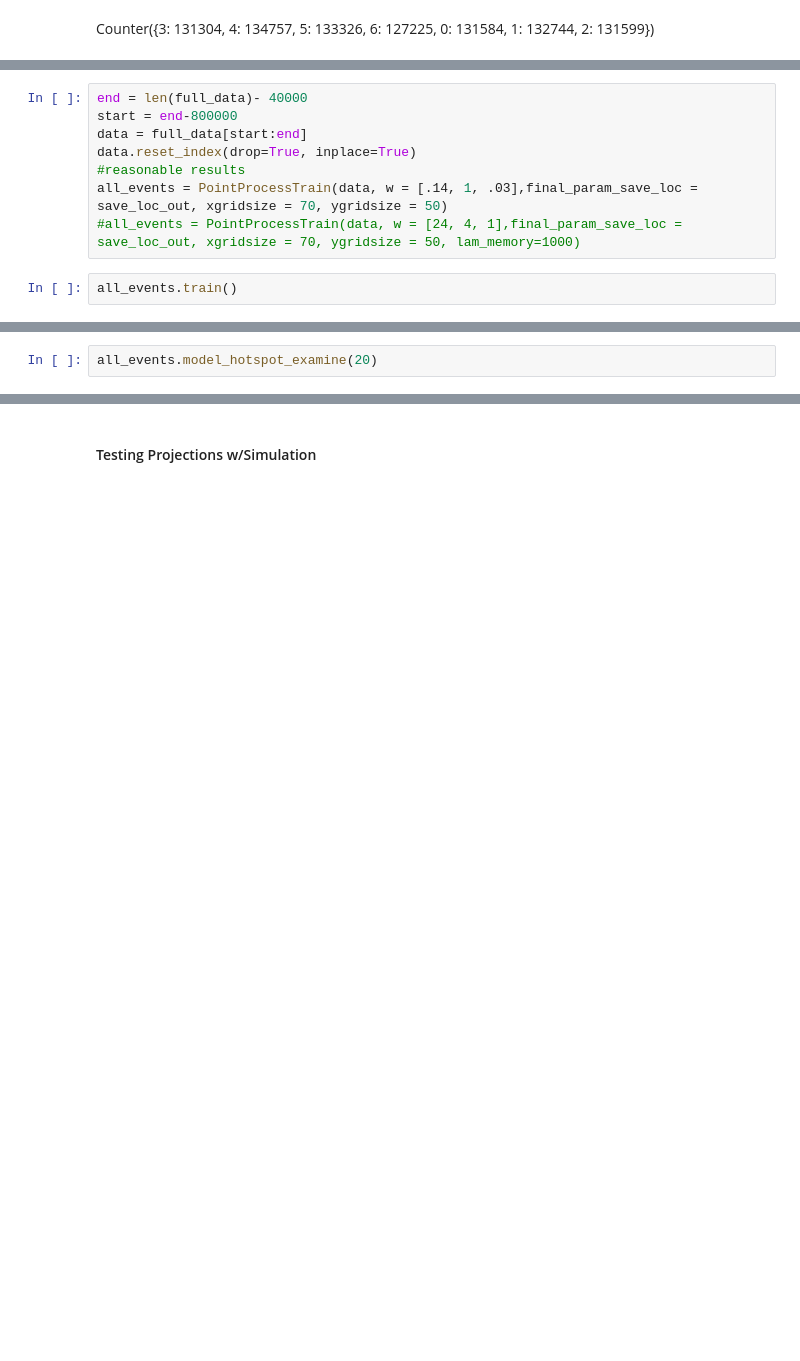
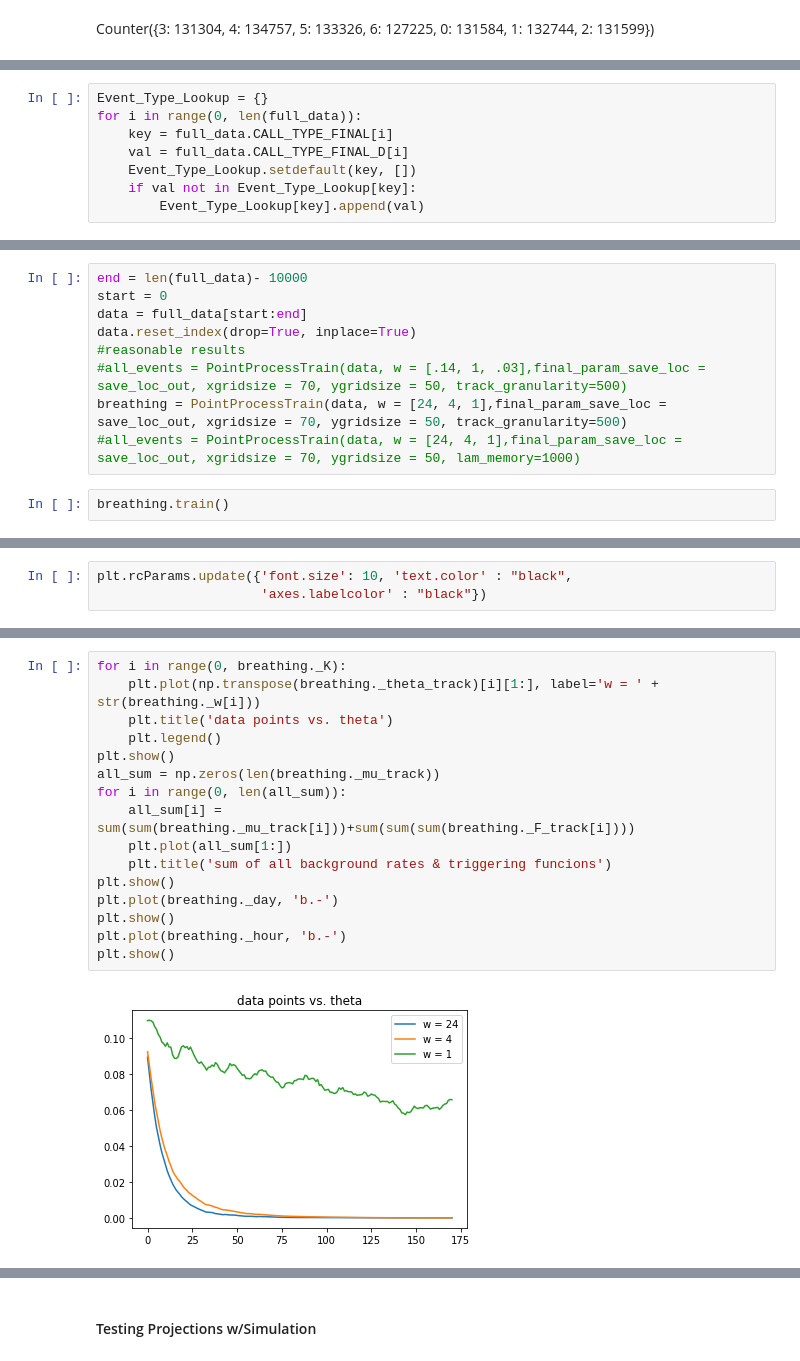
Before and after one commit to rjhosler/IUPUI-REU, a Jupyter notebook: Point Process Training w Class.ipynb, the cells around one changed output, grey strips where cells are left out. Cells and saved outputs as stored; diff of their text form; blank space fills up the shorter version.

```diff
--- a/Point Process Training w Class.ipynb
+++ b/Point Process Training w Class.ipynb
@@ -27,0 +30,8 @@ Counter({3: 131304,
+# %%
+Event_Type_Lookup = {}
+for i in range(0, len(full_data)):
+    key = full_data.CALL_TYPE_FINAL[i]
+    val = full_data.CALL_TYPE_FINAL_D[i]
+    Event_Type_Lookup.setdefault(key, [])
+    if val not in Event_Type_Lookup[key]:
+        Event_Type_Lookup[key].append(val)
@@ -28,11 +61,12 @@ Counter({3: 131304,
 # %%
-end = len(full_data)- 40000
-start = end-800000
+end = len(full_data)- 10000
+start = 0
 data = full_data[start:end]
 data.reset_index(drop=True, inplace=True)
 #reasonable results
-all_events = PointProcessTrain(data, w = [.14, 1, .03],final_param_save_loc = save_loc_out, xgridsize = 70, ygridsize = 50)
+#all_events = PointProcessTrain(data, w = [.14, 1, .03],final_param_save_loc = save_loc_out, xgridsize = 70, ygridsize = 50, track_granularity=500)
+breathing = PointProcessTrain(data, w = [24, 4, 1],final_param_save_loc = save_loc_out, xgridsize = 70, ygridsize = 50, track_granularity=500)
 #all_events = PointProcessTrain(data, w = [24, 4, 1],final_param_save_loc = save_loc_out, xgridsize = 70, ygridsize = 50, lam_memory=1000)
 # %%
-all_events.train()
+breathing.train()
 # %% [output]
@@ -56 +90,4 @@ all_events.train()
+# %%
+plt.rcParams.update({'font.size': 10, 'text.color' : "black",
+                     'axes.labelcolor' : "black"})
 # %%
@@ -58,2 +113,18 @@ all_events.param_examine()
-# %%
-all_events.model_hotspot_examine(20)
+# %%
+for i in range(0, breathing._K):
+    plt.plot(np.transpose(breathing._theta_track)[i][1:], label='w = ' + str(breathing._w[i]))
+    plt.title('data points vs. theta')
+    plt.legend()
+plt.show()
+all_sum = np.zeros(len(breathing._mu_track))
+for i in range(0, len(all_sum)):
+    all_sum[i] = sum(sum(breathing._mu_track[i]))+sum(sum(sum(breathing._F_track[i])))
+    plt.plot(all_sum[1:])
+    plt.title('sum of all background rates & triggering funcions')
+plt.show()
+plt.plot(breathing._day, 'b.-')
+plt.show()
+plt.plot(breathing._hour, 'b.-')
+plt.show()
+# %% [output]
+[figure, added]
```
Also changed, not shown: parts of 38 cells of this notebook.
